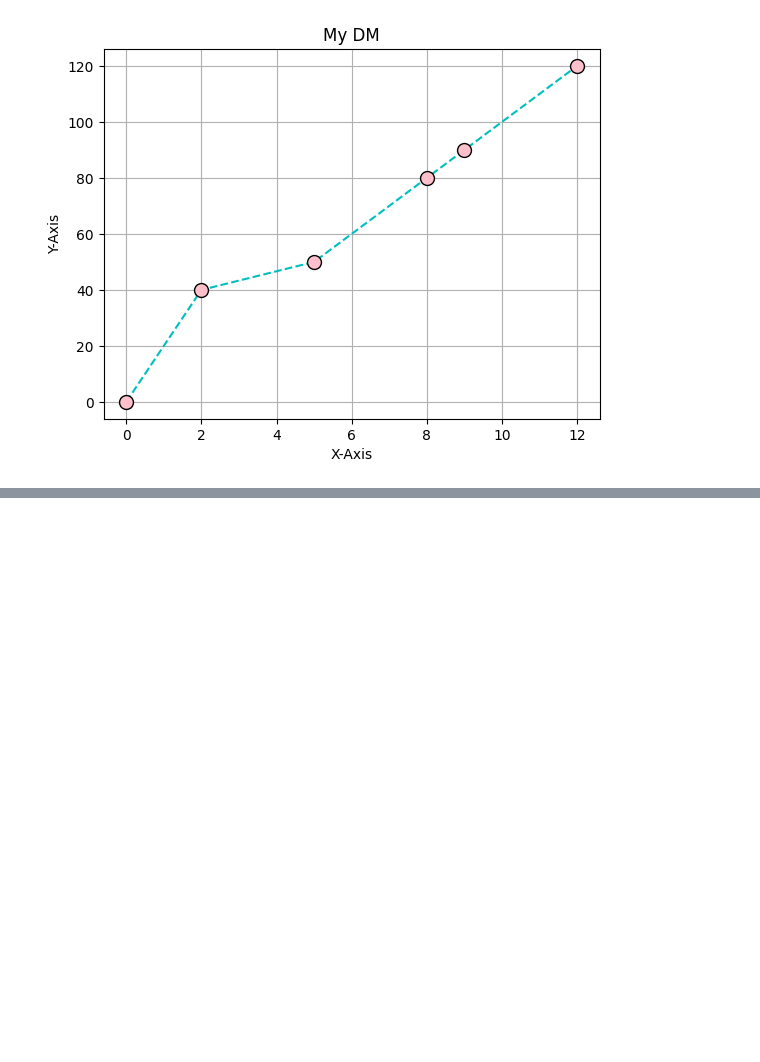
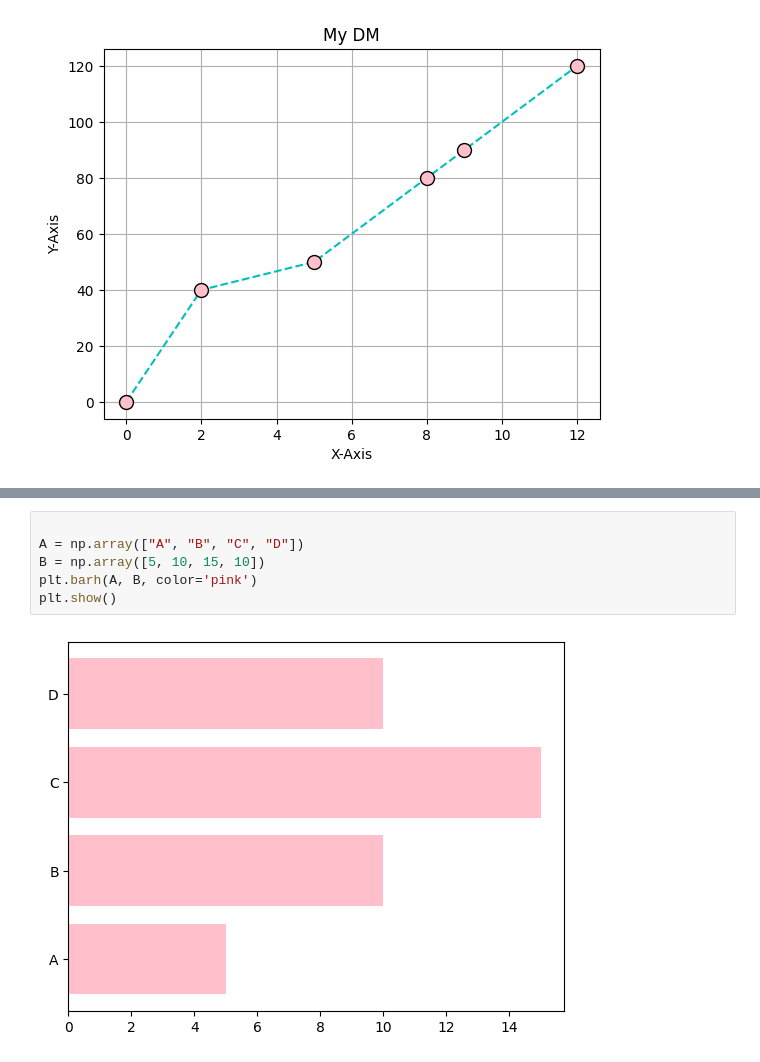
Before and after one commit to CoderVaibhav18/AI-ML-Workshop, a Jupyter notebook: Matplotlib.ipynb, the cells around one changed output, grey strips where cells are left out. Drawn from its saved outputs; the diff is of its cells as text; blank space fills up the shorter version.

```diff
--- a/Matplotlib.ipynb
+++ b/Matplotlib.ipynb
@@ -110,0 +119,8 @@ plt.show()
+# %%
+
+A = np.array(["A", "B", "C", "D"])
+B = np.array([5, 10, 15, 10])
+plt.barh(A, B, color='pink')
+plt.show()
+# %% [output]
+[figure, added]
```
Also changed, not shown: parts of 5 cells of this notebook.
